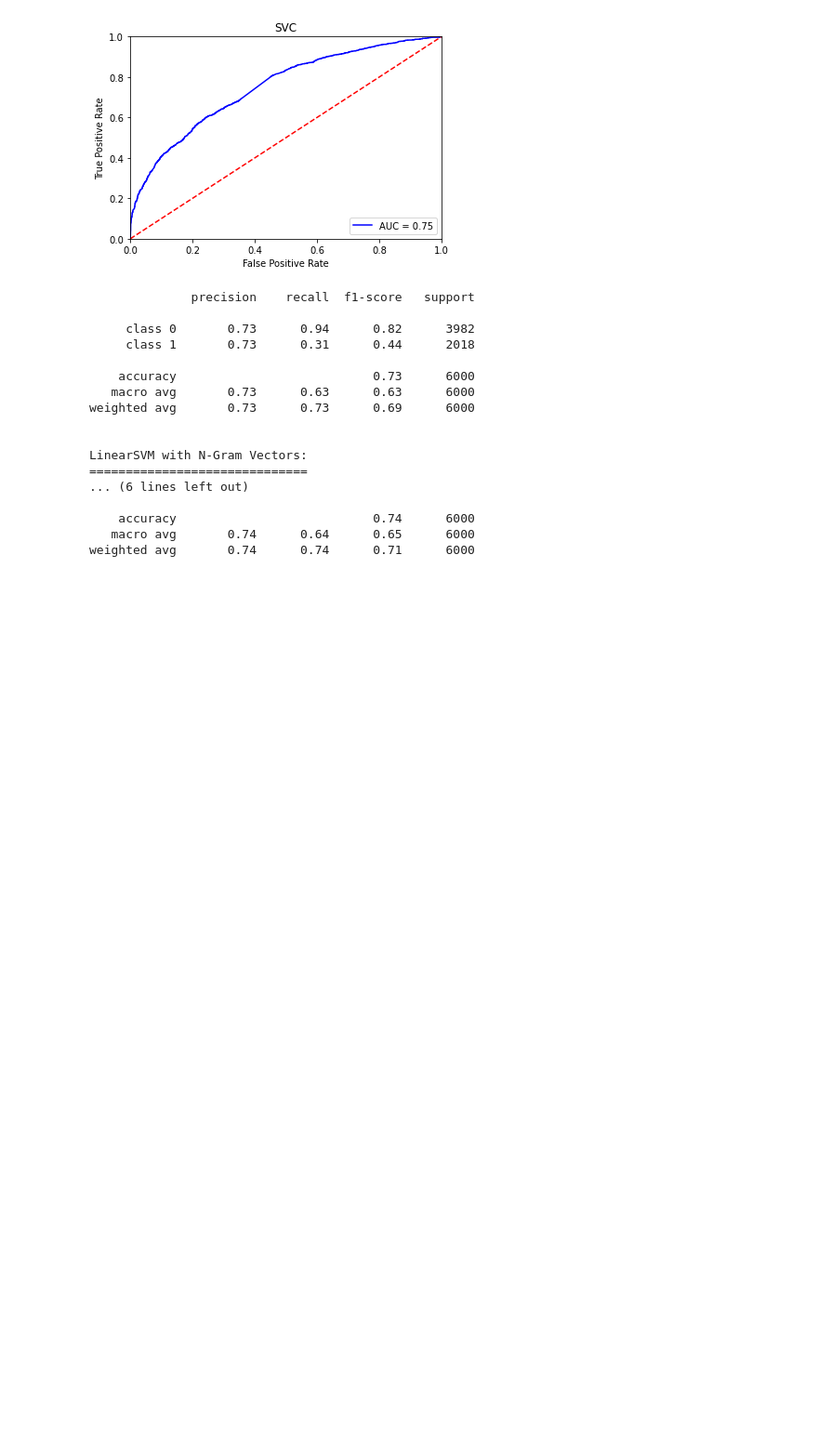
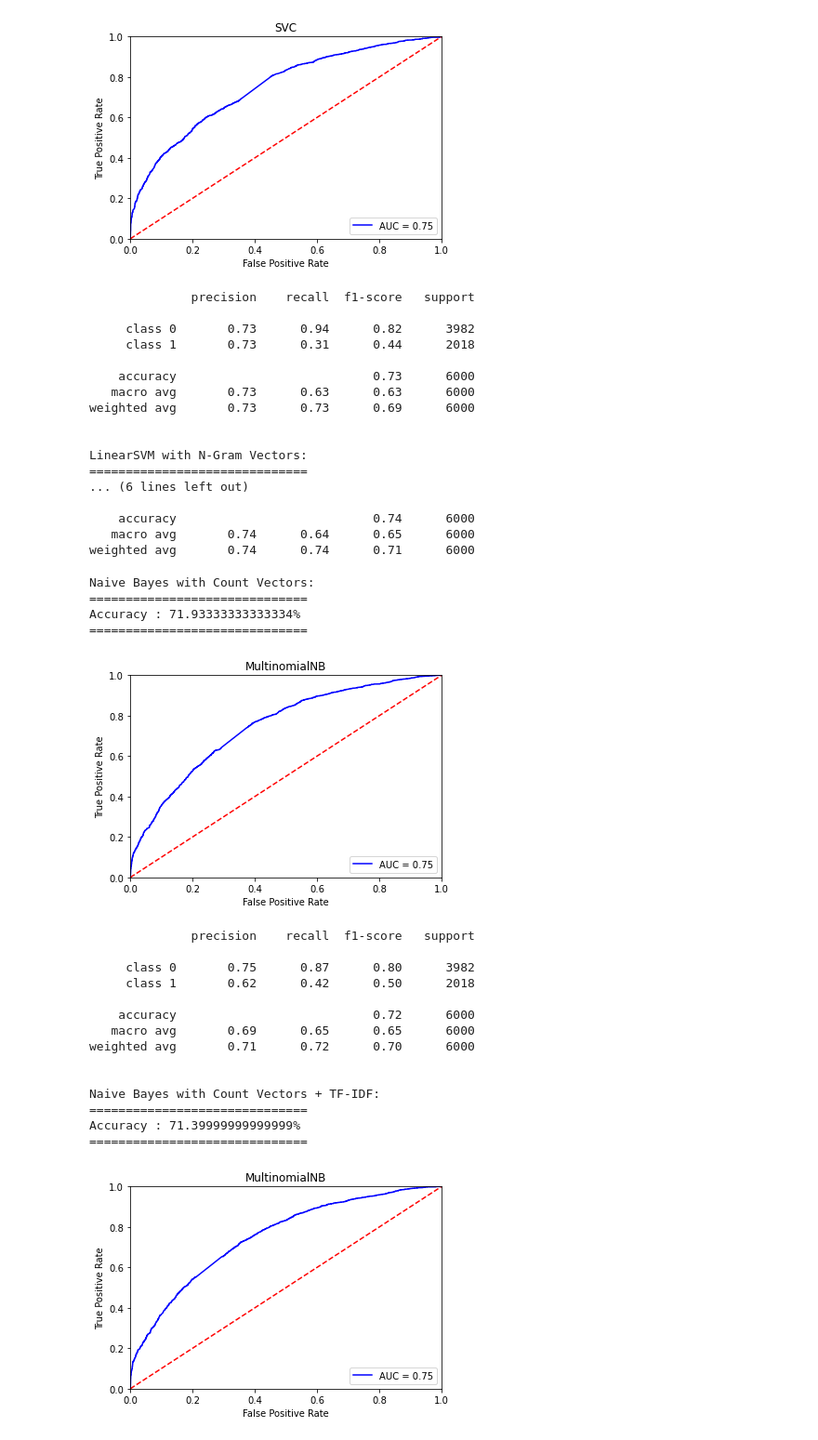
Before and after one commit to FarhanTahmid/CyberBullying-Detection-Prevention-Counseling-System, a Jupyter notebook: Machine Learning Models/linear_svm_try.ipynb, the cells around one changed output. Shown: that part at 93% size. Drawn from its saved outputs; the diff is of its cells as text; code cells hidden in the pictures; blank space fills up the shorter version.

Commit message:
try with more models

```diff
--- a/Machine Learning Models/linear_svm_try.ipynb
+++ b/Machine Learning Models/linear_svm_try.ipynb
@@ -193,3 +193,33 @@ LinearSVM with N-Gram Vectors:
     accuracy                           0.74      6000
    macro avg       0.74      0.64      0.65      6000
 weighted avg       0.74      0.74      0.71      6000
+# %%
+print("\nNaive Bayes with Count Vectors: ")
+classifierModel(MultinomialNB(), X_train_count, y_train, X_test_count,roc=True)
+
+print("\nNaive Bayes with Count Vectors + TF-IDF: ")
+classifierModel(MultinomialNB(), X_train_count_tfidf, y_train, X_test_count_tfidf,roc=True)
+
+print("\nNaive Bayes with N-Gram Vectors: ")
+classifierModel(MultinomialNB(), X_train_tfidf_ngram, y_train, X_test_tfidf_ngram,roc=False)
+# %% [output]
+Naive Bayes with Count Vectors:
+==============================
+Accuracy : 71.93333333333334%
+==============================
+[figure, added]
+              precision    recall  f1-score   support
+
+     class 0       0.75      0.87      0.80      3982
+     class 1       0.62      0.42      0.50      2018
+
+    accuracy                           0.72      6000
+   macro avg       0.69      0.65      0.65      6000
+weighted avg       0.71      0.72      0.70      6000
+
+
+Naive Bayes with Count Vectors + TF-IDF:
+==============================
+Accuracy : 71.39999999999999%
+==============================
+[figure, added]
```
Also changed, not shown: parts of 4 cells of this notebook, 1 other file.
